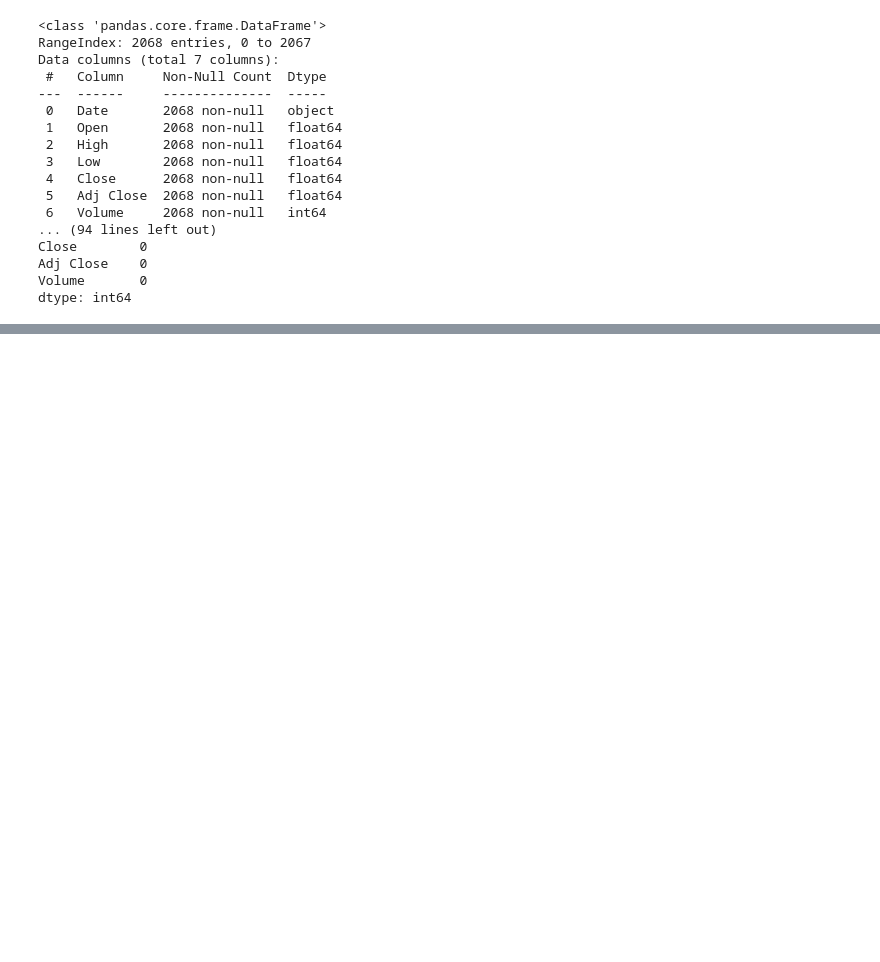
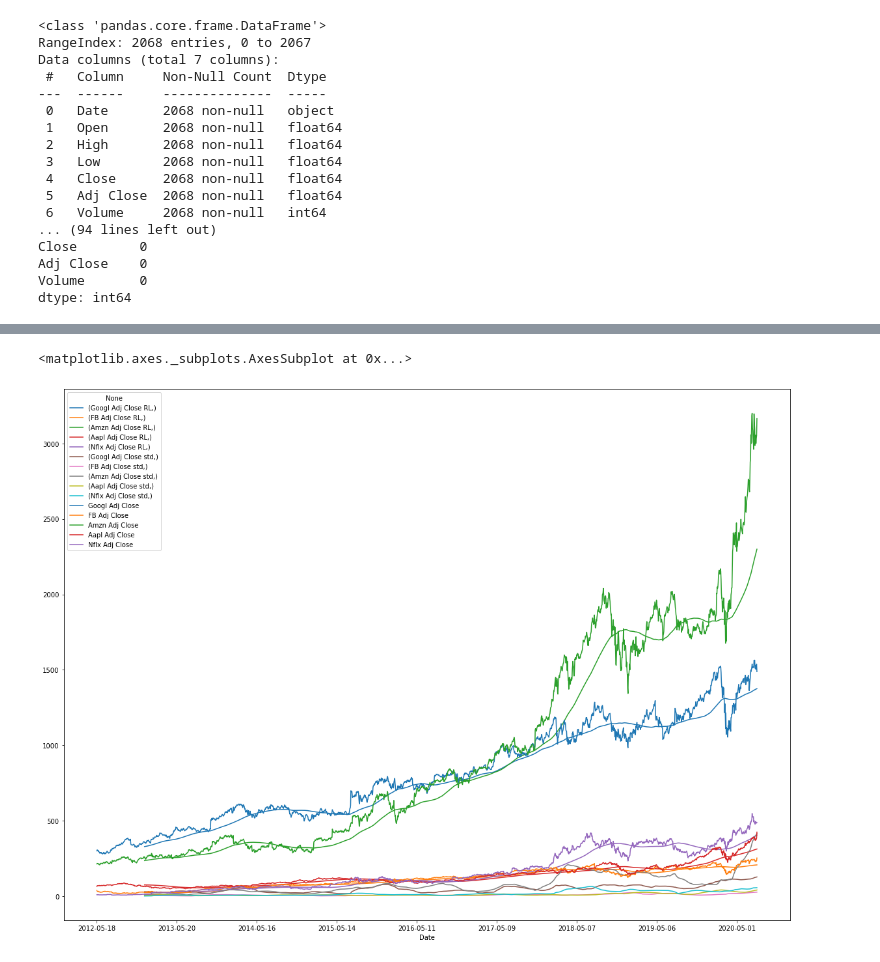
Before and after one commit to jcodedata13/Springboard, a Jupyter notebook: Capstone Project EDA.ipynb, the cells around one changed output, grey strips where cells are left out. Saved outputs shown, nothing was run; the diff lists cells and outputs as text; code cells hidden in the pictures; blank space fills up the shorter version.

```diff
--- a/Capstone Project EDA.ipynb
+++ b/Capstone Project EDA.ipynb
@@ -104,0 +94,15 @@ plt.show()
+# %%
+#setting up dataframes with columns names but does NOT reflect the data. Only used for plot legend.
+df_rolling = df.copy(deep=False)
+df_std = df.copy(deep=False)
+df_rolling.columns = [['Googl Adj Close RL','FB Adj Close RL','Amzn Adj Close RL','Aapl Adj Close RL','Nflx Adj Close RL']]
+df_std.columns = [['Googl Adj Close std','FB Adj Close std','Amzn Adj Close std','Aapl Adj Close std','Nflx Adj Close std']]
+# %%
+fig = plt.figure(figsize=(20,15))
+ax = fig.add_subplot(111)
+df_rolling.rolling(150).mean().plot(ax=ax)
+df_std.rolling(150).std().plot(ax=ax)
+df.plot(ax=ax)
+# %% [output]
+<matplotlib.axes._subplots.AxesSubplot at 0x...>
+[figure, added]
```
Also changed, not shown: parts of 7 cells of this notebook.
